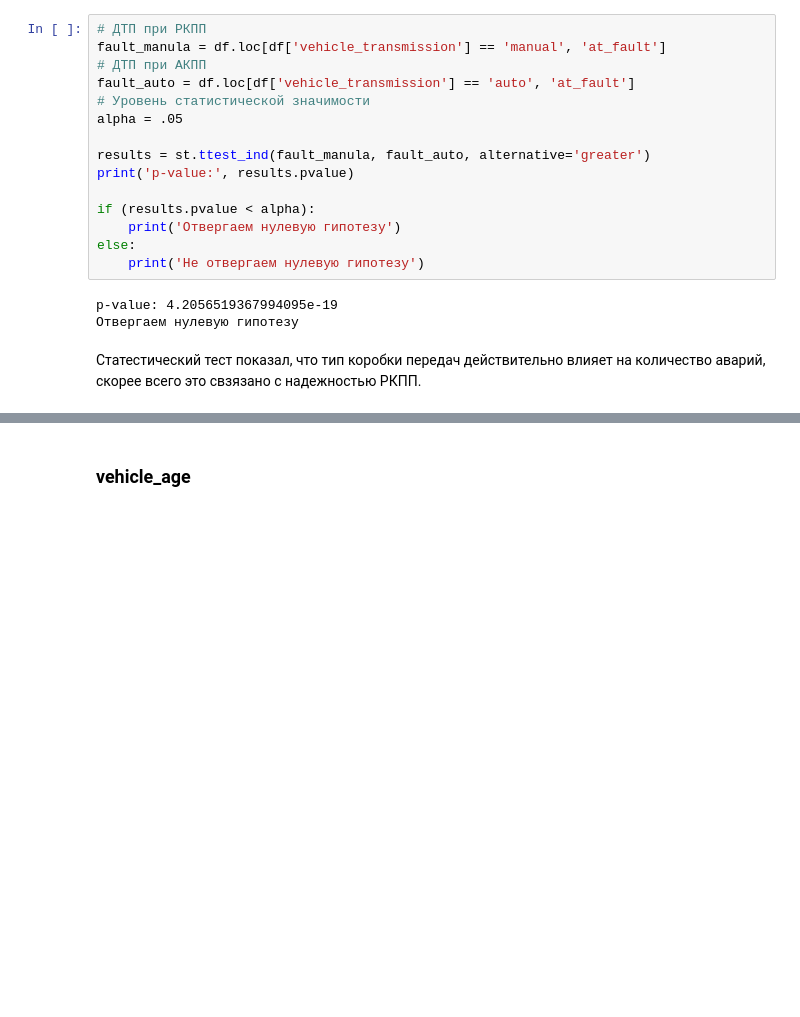
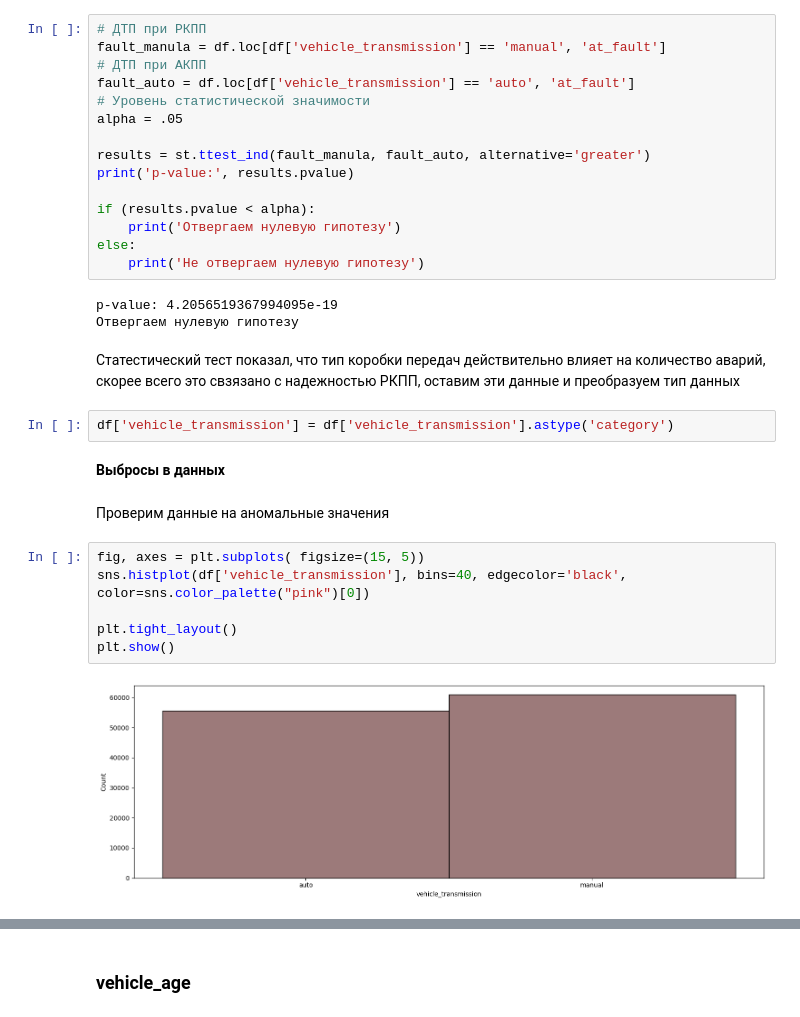
Before and after one commit to SergeyDolin/Road-Accident, a Jupyter notebook: RoadАccident.ipynb, the cells around one changed output, grey strips where cells are left out. Drawn from its saved outputs; the diff is of its cells as text; blank space fills up the shorter version.

```diff
--- a/RoadАccident.ipynb
+++ b/RoadАccident.ipynb
@@ -822,4 +823,18 @@ else:
 p-value: 4.2056519367994095e-19
 Отвергаем нулевую гипотезу
 # %% [markdown]
-Статестический тест показал, что тип коробки передач действительно влияет на количество аварий, скорее всего это свзязано с надежностью РКПП.
+Статестический тест показал, что тип коробки передач действительно влияет на количество аварий, скорее всего это свзязано с надежностью РКПП, оставим эти данные и преобразуем тип данных
+# %%
+df['vehicle_transmission'] = df['vehicle_transmission'].astype('category')
+# %% [markdown]
+**Выбросы в данных**
+# %% [markdown]
+Проверим данные на аномальные значения
+# %%
+fig, axes = plt.subplots( figsize=(15, 5))
+sns.histplot(df['vehicle_transmission'], bins=40, edgecolor='black', color=sns.color_palette("pink")[0])
+
+plt.tight_layout()
+plt.show()
+# %% [output]
+[figure, added]
```
Also changed, not shown: parts of 38 cells of this notebook.
